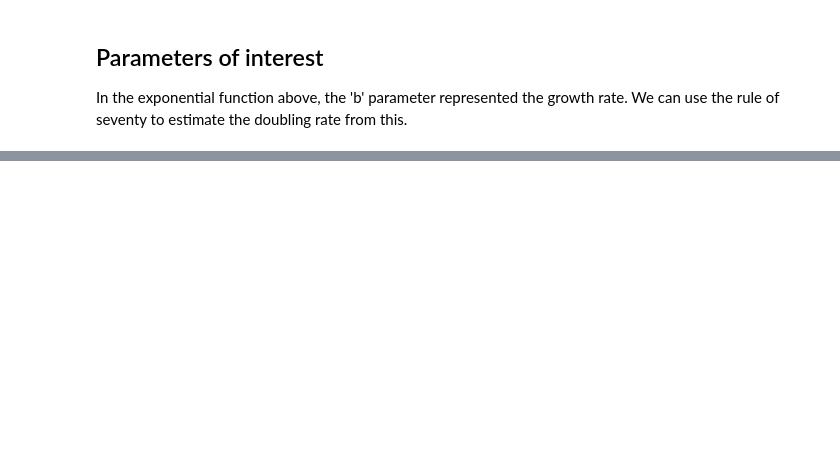
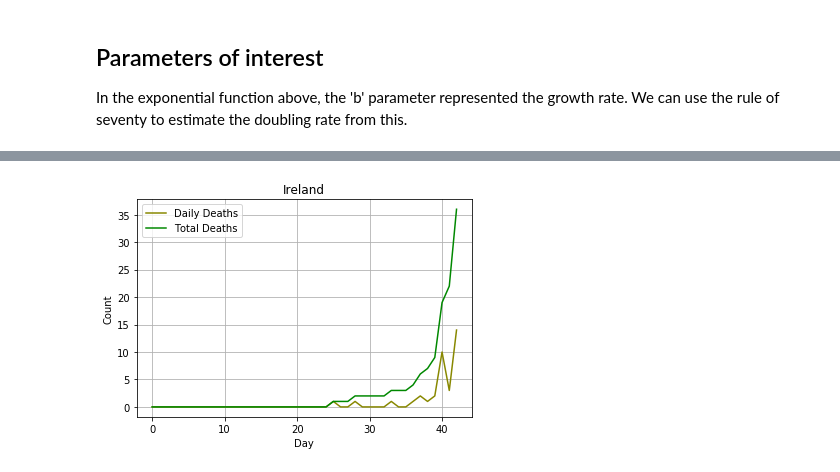
Before and after one commit to Turlough/COVID-Ireland-tracker, a Jupyter notebook: covid_scraper_and_plots.ipynb, the cells around one changed output, grey strips where cells are left out. Cells and saved outputs as stored; diff of their text form; code cells hidden in the pictures; blank space fills up the shorter version.

```diff
--- a/covid_scraper_and_plots.ipynb
+++ b/covid_scraper_and_plots.ipynb
@@ -147,0 +208,3 @@ Total Detections: growth rate = 0.2, doubling time = 3.9 days
+# %%
+df = get_data('graph-deaths-daily')
+print(df)
@@ -147,0 +229,14 @@ Total Detections: growth rate = 0.2, doubling time = 3.9 days
+# %%
+
+# Plot the data
+plt.plot(df.DailyIncrease, color = '#888800FF', label = 'Daily Deaths')
+plt.plot(df.Total, color = '#008800FF', label = 'Total Deaths')
+
+plt.title(country)
+plt.legend()
+plt.grid()
+plt.xlabel('Day')
+plt.ylabel('Count')
+plt.show()
+# %% [output]
+[figure, added]
```
Also changed, not shown: parts of 15 cells of this notebook, 1 other file.
